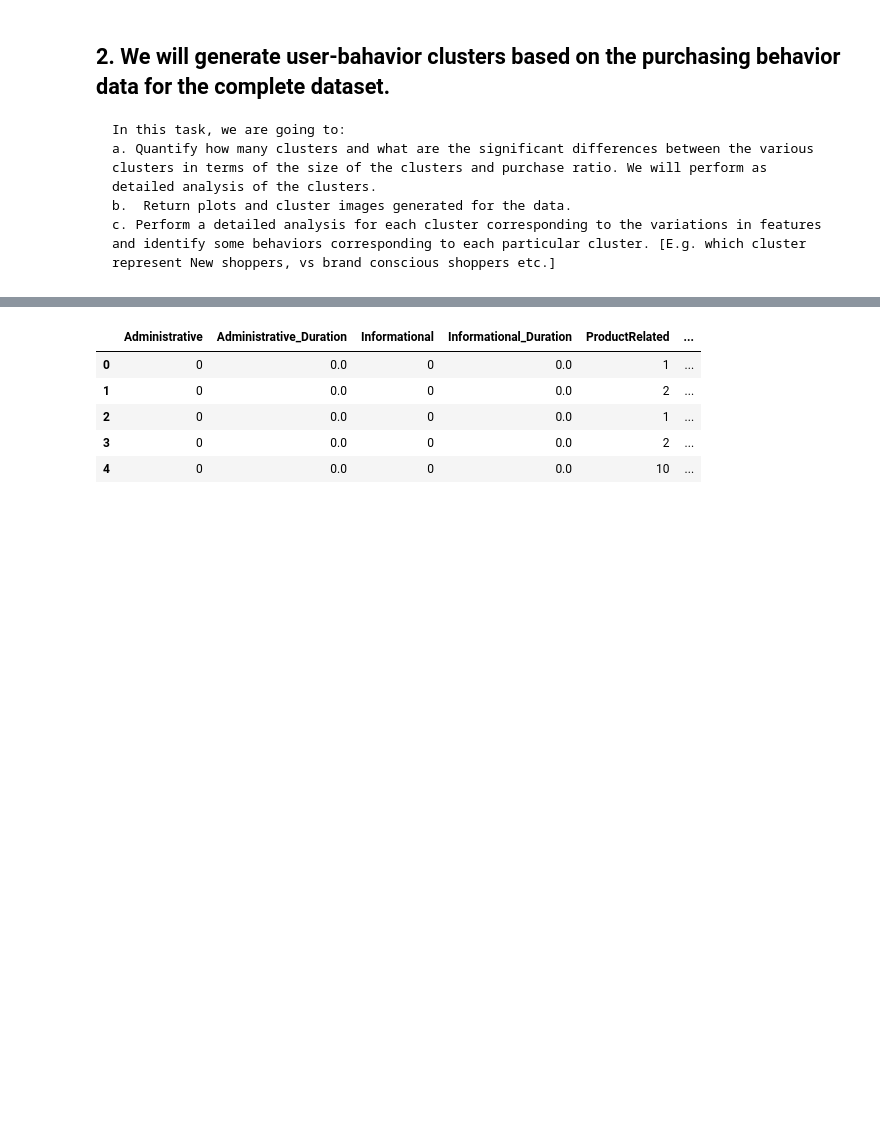
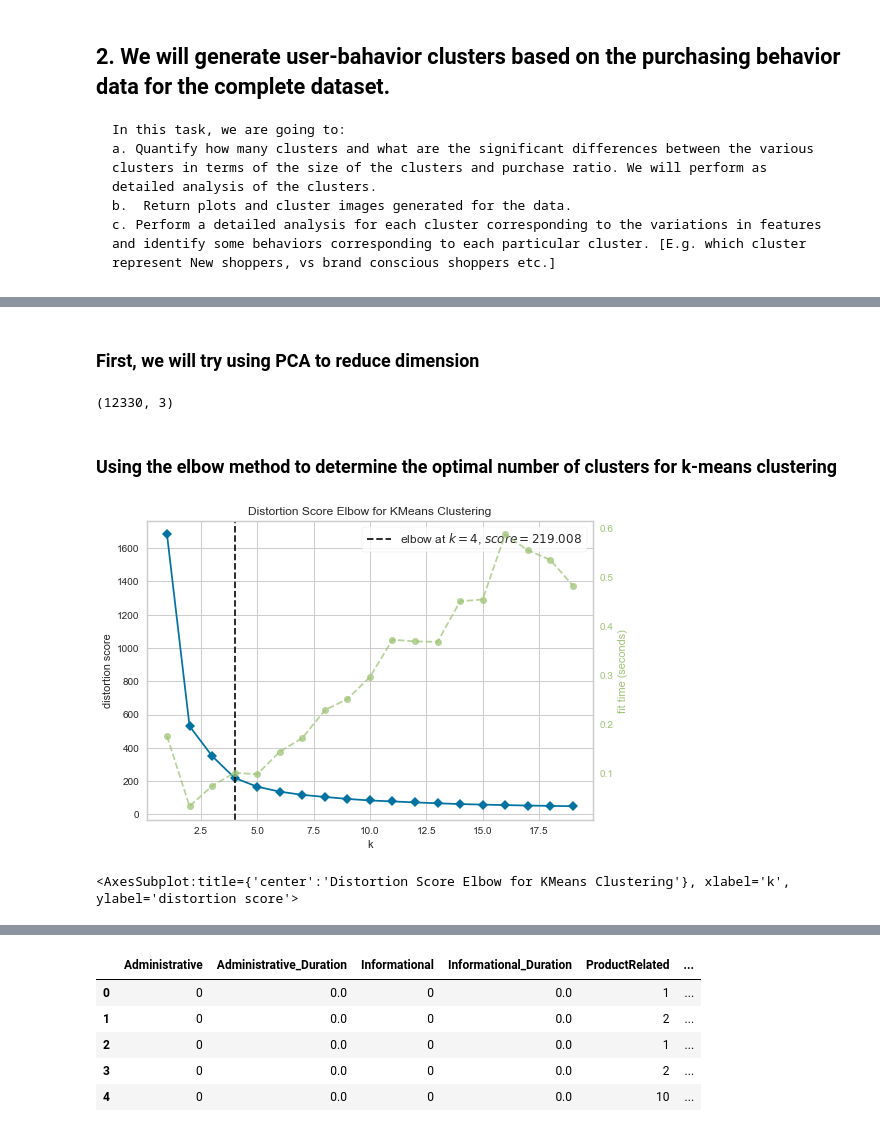
Before and after one commit to adinrh/Online-Shoppers-Purchasing-Intention, a Jupyter notebook: Main_online_shoppers.ipynb, the cells around one changed output, grey strips where cells are left out. Drawn from its saved outputs; the diff is of its cells as text; code cells hidden in the pictures; blank space fills up the shorter version.

```diff
--- a/Main_online_shoppers.ipynb
+++ b/Main_online_shoppers.ipynb
@@ -928,0 +809,11 @@ Test data improve?
+# %%
+#scaler = StandardScaler()
+scaler = MinMaxScaler()
+#X_train_clr = scaler.fit_transform(X_train_clr)
+#X_test_clr = scaler.transform(X_test_clr)
+# %%
+df_select = df_tsk2[selected_columns]
+X_train_clr = scaler.fit_transform(df_tsk2[selected_columns])
+df_select_norm = pd.DataFrame(X_train_clr,columns=df_select.columns)
+y_train_clr = y
+print(X_train_clr.shape)
@@ -928,0 +834,23 @@ Test data improve?
+# %% [markdown]
+### First, we will try using PCA to reduce dimension
+# %%
+pca = PCA(n_components=3)
+X_train_pca = pca.fit_transform(X_train_clr)
+print(X_train_pca.shape)
+# %% [output]
+(12330, 3)
+# %% [markdown]
+### Using the elbow method to determine the optimal number of clusters for k-means clustering
+# %%
+from sklearn.cluster import KMeans
+from yellowbrick.cluster import KElbowVisualizer
+
+# Instantiate the clustering model and visualizer
+kmn_model = KMeans()
+visualizer = KElbowVisualizer(kmn_model, k=(1,20))
+# Fit the visualizer to the reduced features data
+visualizer.fit(X_train_pca)
+visualizer.show()
+# %% [output]
+[figure, added]
+<AxesSubplot:title={'center':'Distortion Score Elbow for KMeans Clustering'}, xlabel='k', ylabel='distortion score'>
```
Also changed, not shown: parts of 50 cells of this notebook, 7 other files.
